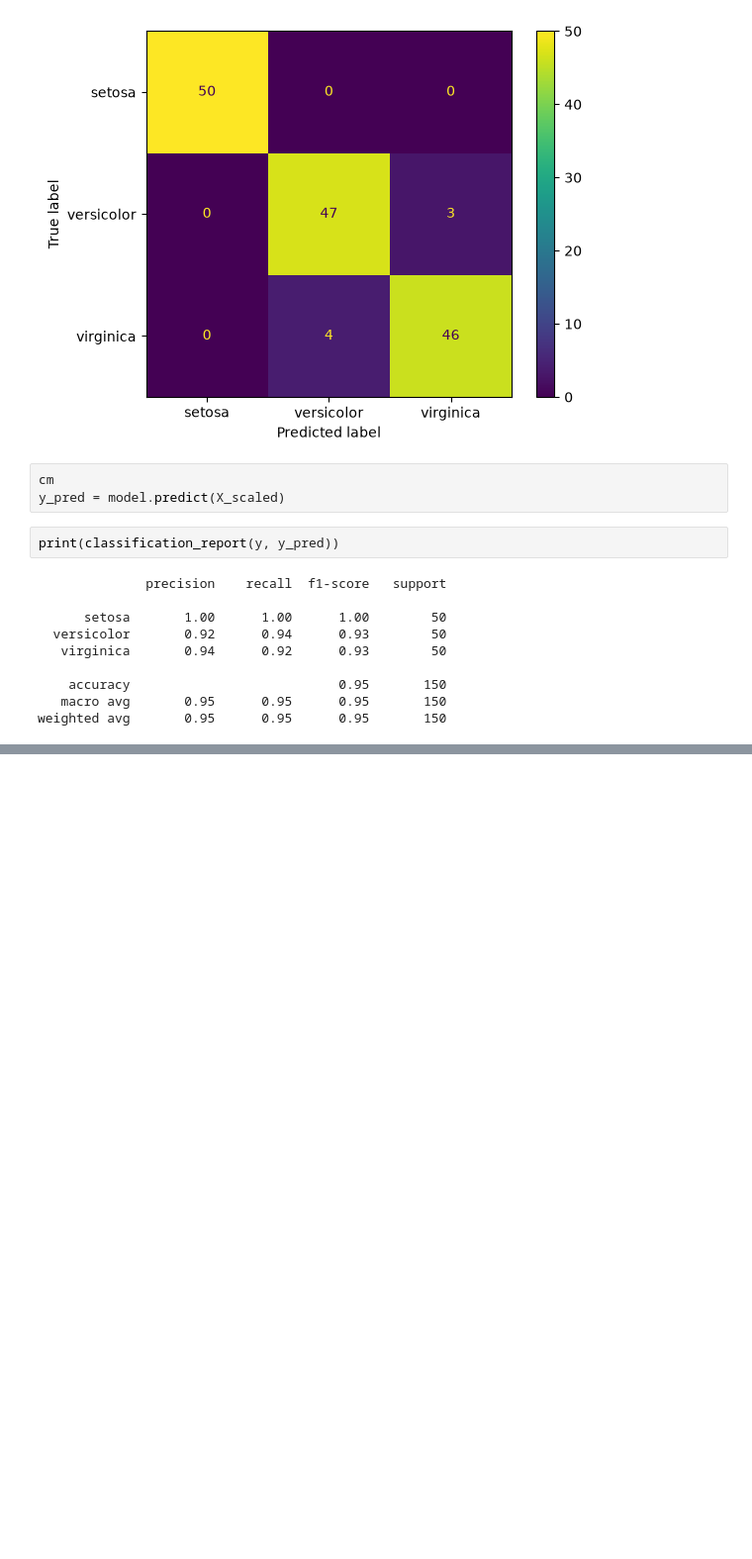
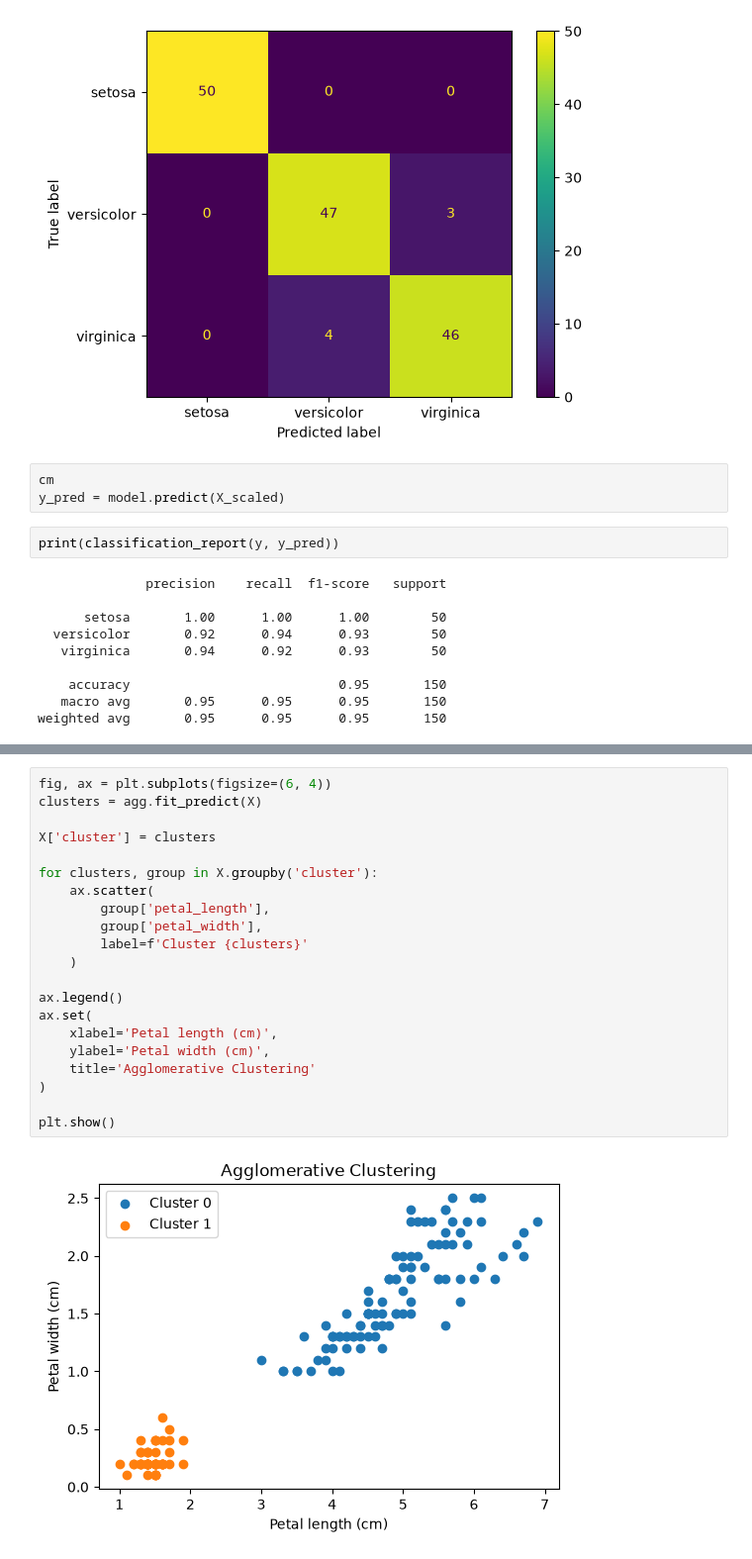
Before and after one commit to leevilaune/metropolia-machine-learning, a Jupyter notebook: test2.ipynb, the cells around one changed output, grey strips where cells are left out. Shown at 99% size. Drawn from its saved outputs; the diff is of its cells as text; blank space fills up the shorter version.

```diff
--- a/test2.ipynb
+++ b/test2.ipynb
@@ -145,0 +225,23 @@ weighted avg       0.95      0.95      0.95       150
+# %%
+fig, ax = plt.subplots(figsize=(6, 4))
+clusters = agg.fit_predict(X)
+
+X['cluster'] = clusters
+
+for clusters, group in X.groupby('cluster'):
+    ax.scatter(
+        group['petal_length'],
+        group['petal_width'],
+        label=f'Cluster {clusters}'
+    )
+
+ax.legend()
+ax.set(
+    xlabel='Petal length (cm)',
+    ylabel='Petal width (cm)',
+    title='Agglomerative Clustering'
+)
+
+plt.show()
+# %% [output]
+[figure, added]
```
Also changed, not shown: parts of 9 cells of this notebook, 2 other files.
